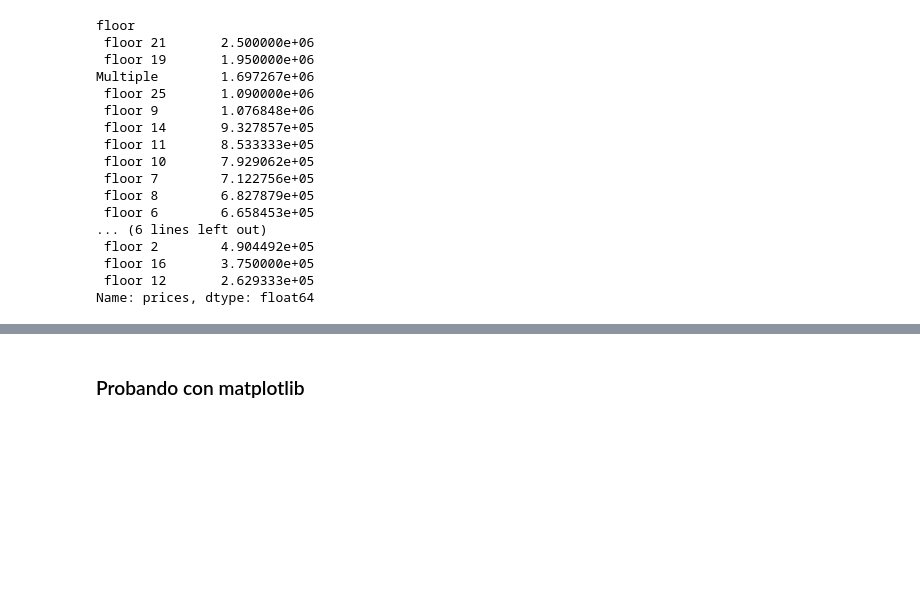
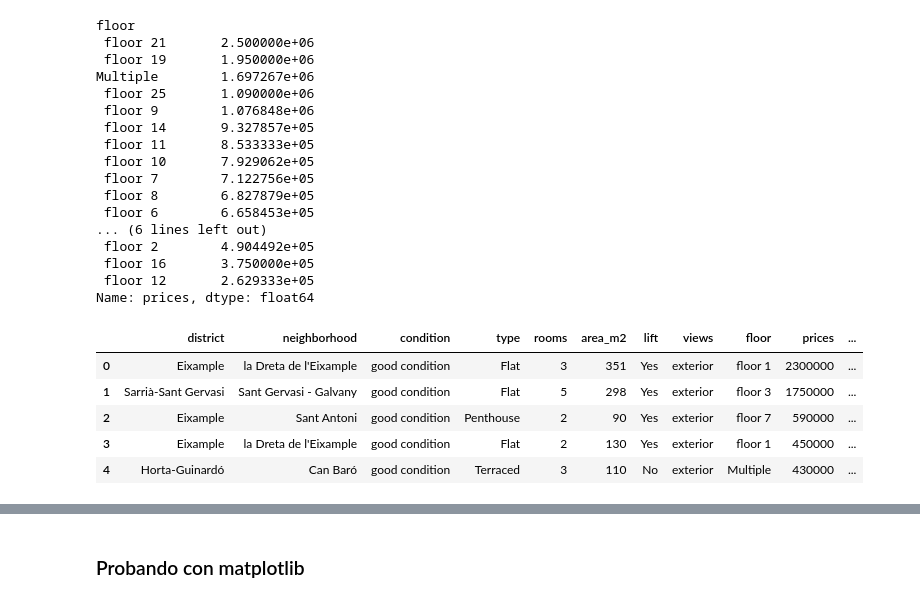
Before and after one commit to pauclaret/idealista_prices, a Jupyter notebook: test.ipynb, the cells around one changed output, grey strips where cells are left out. Cells and saved outputs as stored; diff of their text form; code cells hidden in the pictures; blank space fills up the shorter version.

```diff
--- a/test.ipynb
+++ b/test.ipynb
@@ -223,3 +223,18 @@ Multiple        1.697267e+06
  floor 16       3.750000e+05
  floor 12       2.629333e+05
 Name: prices, dtype: float64
+# %%
+# Crear columna con el precio por metro cuadrado:
+
+df["price_m2"] = df["prices"] / df["area_m2"]
+
+df["price_m2"] = df["price_m2"].astype('int')
+
+df.head()
+# %% [output]
+|  | district | neighborhood | condition | type | rooms | area_m2 | lift | views | floor | prices | ... |
+| 0 | Eixample | la Dreta de l'Eixample | good condition | Flat | 3 | 351 | Yes | exterior | floor 1 | 2300000 | ... |
+| 1 | Sarrià-Sant Gervasi | Sant Gervasi - Galvany | good condition | Flat | 5 | 298 | Yes | exterior | floor 3 | 1750000 | ... |
+| 2 | Eixample | Sant Antoni | good condition | Penthouse | 2 | 90 | Yes | exterior | floor 7 | 590000 | ... |
+| 3 | Eixample | la Dreta de l'Eixample | good condition | Flat | 2 | 130 | Yes | exterior | floor 1 | 450000 | ... |
+| 4 | Horta-Guinardó | Can Baró | good condition | Terraced | 3 | 110 | No | exterior | Multiple | 430000 | ... |
```
Also changed, not shown: parts of 5 cells of this notebook.
